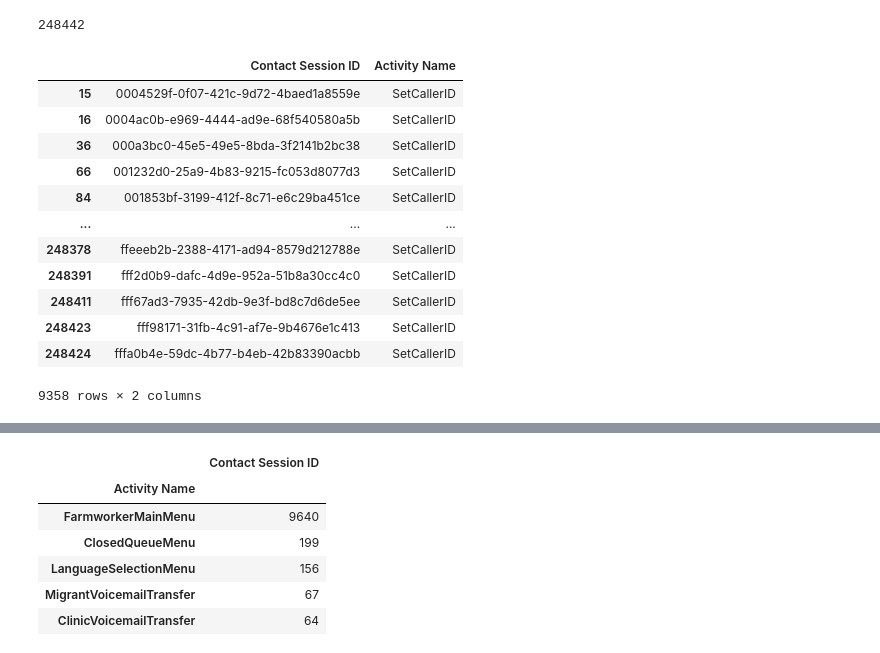
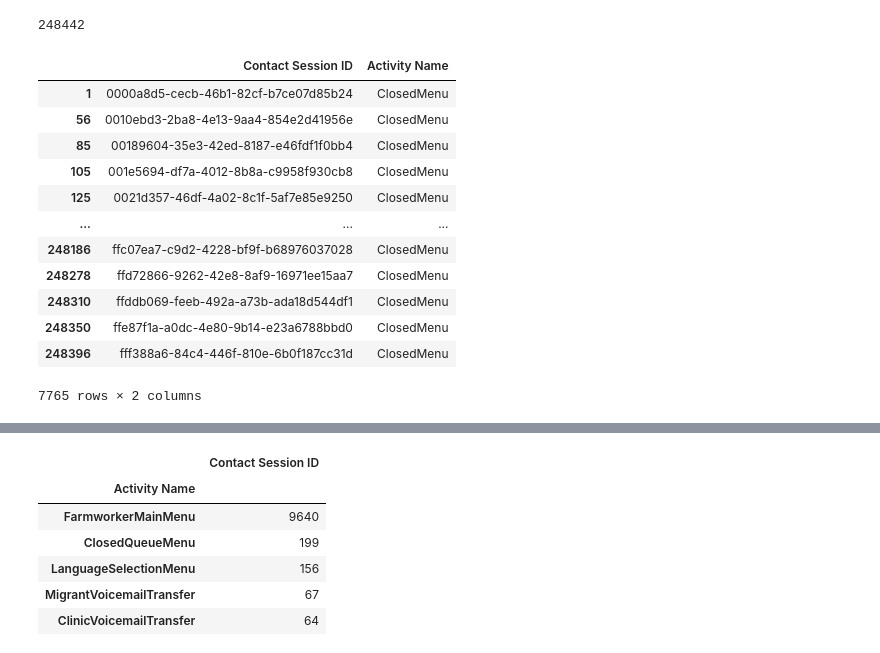
Before and after one commit to arvindkrishna87/STAT390_LegalAid_Fall2025, a Jupyter notebook: Internal work of Teams/Krish/CAR_data_import_code_and_EDA.ipynb, the cells around one changed output, grey strips where cells are left out. Cells and saved outputs as stored; diff of their text form; code cells hidden in the pictures.

```diff
--- a/Internal work of Teams/Krish/CAR_data_import_code_and_EDA.ipynb
+++ b/Internal work of Teams/Krish/CAR_data_import_code_and_EDA.ipynb
@@ -81,0 +124,2 @@ def custdata(id):
+# %%
+df_main['YearMonth'] = df_main['Activity Start Timestamp'].dt.to_period('M').astype(str)
@@ -97,18 +164,18 @@ df_main2['Activity Name'] = df_main2.groupby('Contact Session ID')['Activity Nam
 # Get the last non-missing Activity Name for each Contact Session ID
 last_activity = df_main2.groupby('Contact Session ID')['Activity Name'].last().reset_index()
 # %%
-last_activity.loc[last_activity['Activity Name'] == 'SetCallerID',:]
+last_activity.loc[last_activity['Activity Name'] == 'ClosedMenu',:]
 # %% [output]
 |  | Contact Session ID | Activity Name |
-| 15 | 0004529f-0f07-421c-9d72-4baed1a8559e | SetCallerID |
-| 16 | 0004ac0b-e969-4444-ad9e-68f540580a5b | SetCallerID |
-| 36 | 000a3bc0-45e5-49e5-8bda-3f2141b2bc38 | SetCallerID |
-| 66 | 001232d0-25a9-4b83-9215-fc053d8077d3 | SetCallerID |
-| 84 | 001853bf-3199-412f-8c71-e6c29ba451ce | SetCallerID |
+| 1 | 0000a8d5-cecb-46b1-82cf-b7ce07d85b24 | ClosedMenu |
+| 56 | 0010ebd3-2ba8-4e13-9aa4-854e2d41956e | ClosedMenu |
+| 85 | 00189604-35e3-42ed-8187-e46fdf1f0bb4 | ClosedMenu |
+| 105 | 001e5694-df7a-4012-8b8a-c9958f930cb8 | ClosedMenu |
+| 125 | 0021d357-46df-4a02-8c1f-5af7e85e9250 | ClosedMenu |
 | ... | ... | ... |
-| 248378 | ffeeeb2b-2388-4171-ad94-8579d212788e | SetCallerID |
-| 248391 | fff2d0b9-dafc-4d9e-952a-51b8a30cc4c0 | SetCallerID |
-| 248411 | fff67ad3-7935-42db-9e3f-bd8c7d6de5ee | SetCallerID |
-| 248423 | fff98171-31fb-4c91-af7e-9b4676e1c413 | SetCallerID |
-| 248424 | fffa0b4e-59dc-4b77-b4eb-42b83390acbb | SetCallerID |
+| 248186 | ffc07ea7-c9d2-4228-bf9f-b68976037028 | ClosedMenu |
+| 248278 | ffd72866-9262-42e8-8af9-16971ee15aa7 | ClosedMenu |
+| 248310 | ffddb069-feeb-492a-a73b-ada18d544df1 | ClosedMenu |
+| 248350 | ffe87f1a-a0dc-4e80-9b14-e23a6788bbd0 | ClosedMenu |
+| 248396 | fff388a6-84c4-446f-810e-6b0f187cc31d | ClosedMenu |
-9358 rows × 2 columns
+7765 rows × 2 columns
```
Also changed, not shown: parts of 11 cells of this notebook, 2 other files.
